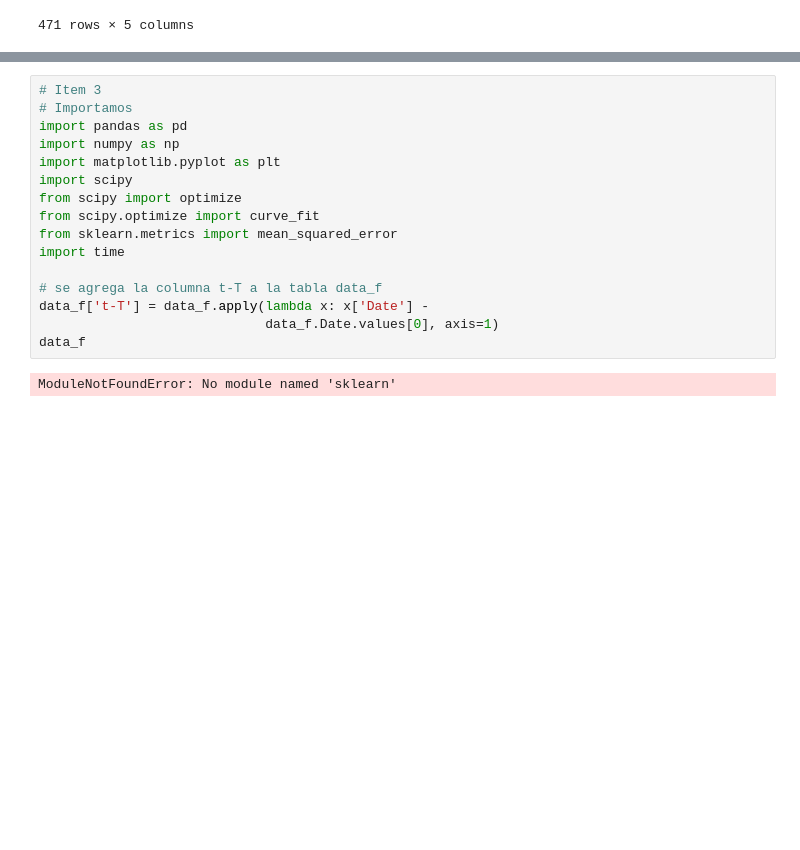
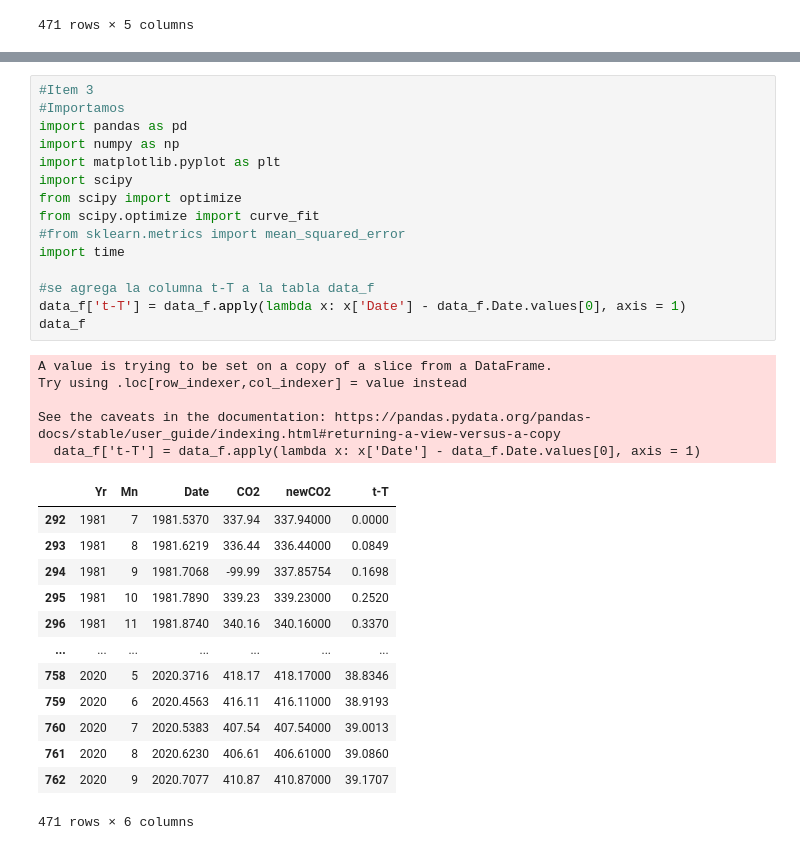
Before and after one commit to rlg23/Grupo2, a Jupyter notebook: TareaGrupo2_JC.ipynb, the cells around one changed output, grey strips where cells are left out. Drawn from its saved outputs; the diff is of its cells as text; blank space fills up the shorter version.

```diff
--- a/TareaGrupo2_JC.ipynb
+++ b/TareaGrupo2_JC.ipynb
@@ -218,22 +218,38 @@ newCO2     -99.990
 Name: 754, dtype: float64
 # %%
-# Item 3
-# Importamos
+#Item 3
+#Importamos
 import pandas as pd
 import numpy as np
 import matplotlib.pyplot as plt
 import scipy
 from scipy import optimize
 from scipy.optimize import curve_fit
-from sklearn.metrics import mean_squared_error
+#from sklearn.metrics import mean_squared_error
 import time
 
-# se agrega la columna t-T a la tabla data_f
-data_f['t-T'] = data_f.apply(lambda x: x['Date'] -
-                             data_f.Date.values[0], axis=1)
+#se agrega la columna t-T a la tabla data_f
+data_f['t-T'] = data_f.apply(lambda x: x['Date'] - data_f.Date.values[0], axis = 1)
 data_f
 # %% [output]
-ModuleNotFoundError: No module named 'sklearn'
+A value is trying to be set on a copy of a slice from a DataFrame.
+Try using .loc[row_indexer,col_indexer] = value instead
+
+See the caveats in the documentation: https://pandas.pydata.org/pandas-docs/stable/user_guide/indexing.html#returning-a-view-versus-a-copy
+  data_f['t-T'] = data_f.apply(lambda x: x['Date'] - data_f.Date.values[0], axis = 1)
+|  | Yr | Mn | Date | CO2 | newCO2 | t-T |
+| 292 | 1981 | 7 | 1981.5370 | 337.94 | 337.94000 | 0.0000 |
+| 293 | 1981 | 8 | 1981.6219 | 336.44 | 336.44000 | 0.0849 |
+| 294 | 1981 | 9 | 1981.7068 | -99.99 | 337.85754 | 0.1698 |
+| 295 | 1981 | 10 | 1981.7890 | 339.23 | 339.23000 | 0.2520 |
+| 296 | 1981 | 11 | 1981.8740 | 340.16 | 340.16000 | 0.3370 |
+| ... | ... | ... | ... | ... | ... | ... |
+| 758 | 2020 | 5 | 2020.3716 | 418.17 | 418.17000 | 38.8346 |
+| 759 | 2020 | 6 | 2020.4563 | 416.11 | 416.11000 | 38.9193 |
+| 760 | 2020 | 7 | 2020.5383 | 407.54 | 407.54000 | 39.0013 |
+| 761 | 2020 | 8 | 2020.6230 | 406.61 | 406.61000 | 39.0860 |
+| 762 | 2020 | 9 | 2020.7077 | 410.87 | 410.87000 | 39.1707 |
+471 rows × 6 columns
 # %%
 #Para n=0
 #Se toma la hora de iniciciacion del programa
```
Also changed, not shown: parts of 9 cells of this notebook.
